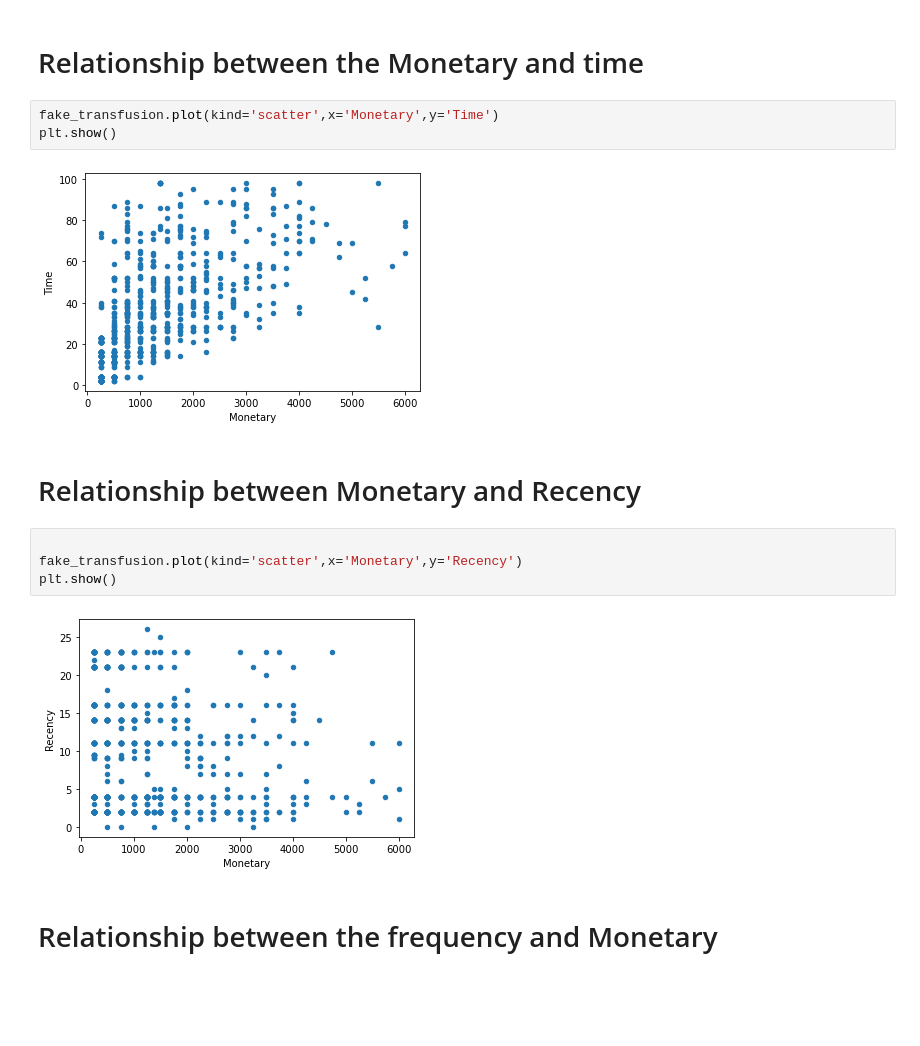
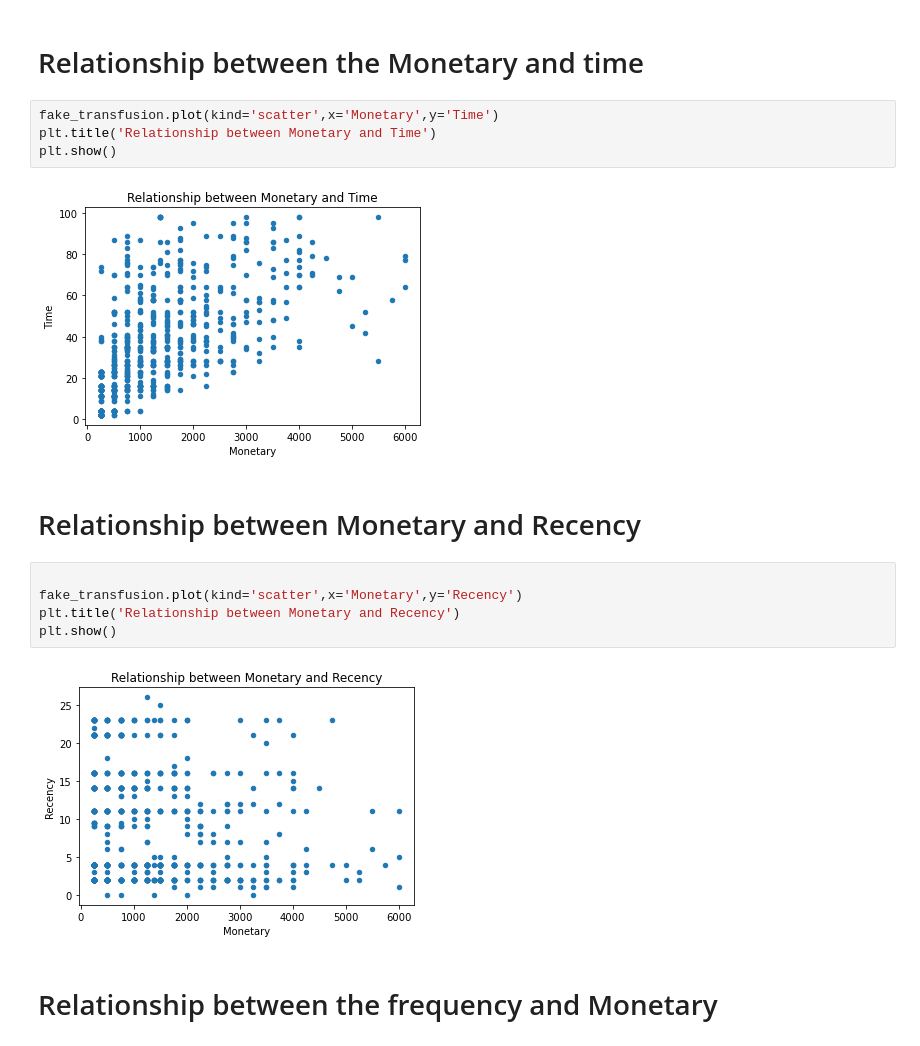
Before and after one commit to PurushottamPadhya/Datascience_Assignment_Blood_Transfusion, a Jupyter notebook: assignment2_s3804289_s3847501.ipynb, the cells around one changed output. Saved outputs shown, nothing was run; the diff lists cells and outputs as text; blank space fills up the shorter version.

```diff
--- a/assignment2_s3804289_s3847501.ipynb
+++ b/assignment2_s3804289_s3847501.ipynb
@@ -285,17 +326,19 @@ plt.show()
 # Relationship between the Monetary and time
 # %%
 fake_transfusion.plot(kind='scatter',x='Monetary',y='Time')
+plt.title('Relationship between Monetary and Time')
 plt.show()
 # %% [output]
-[figure, old version]
+[figure, new version]
 # %% [markdown]
 # Relationship between Monetary and Recency
 # %%
 
 fake_transfusion.plot(kind='scatter',x='Monetary',y='Recency')
+plt.title('Relationship between Monetary and Recency')
 plt.show()
 # %% [output]
-[figure, old version]
+[figure, new version]
 # %% [markdown]
 # Relationship between the frequency and Monetary
 # %%
```
Also changed, not shown: parts of 28 cells of this notebook, 2 other files.
